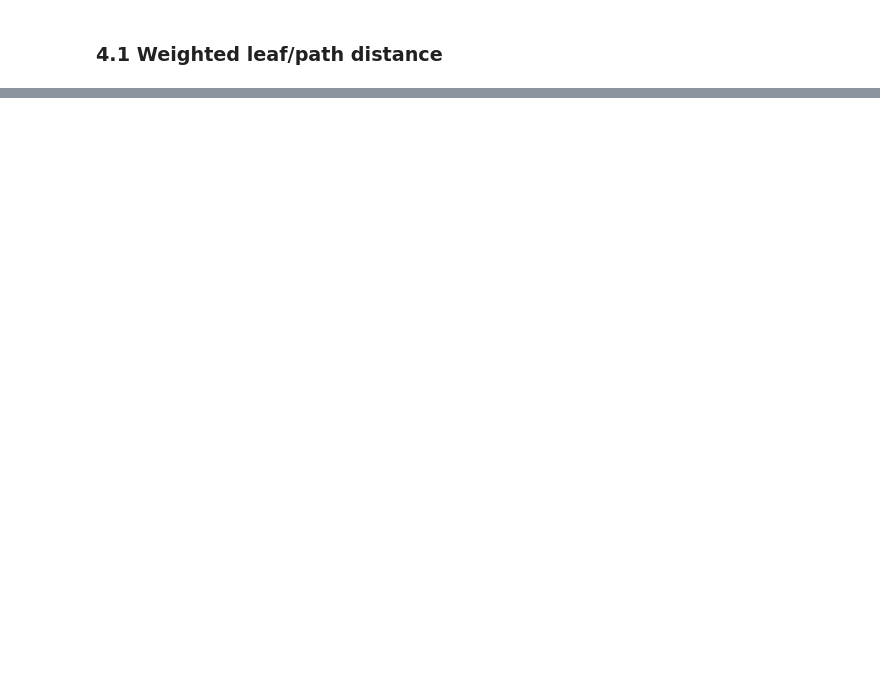
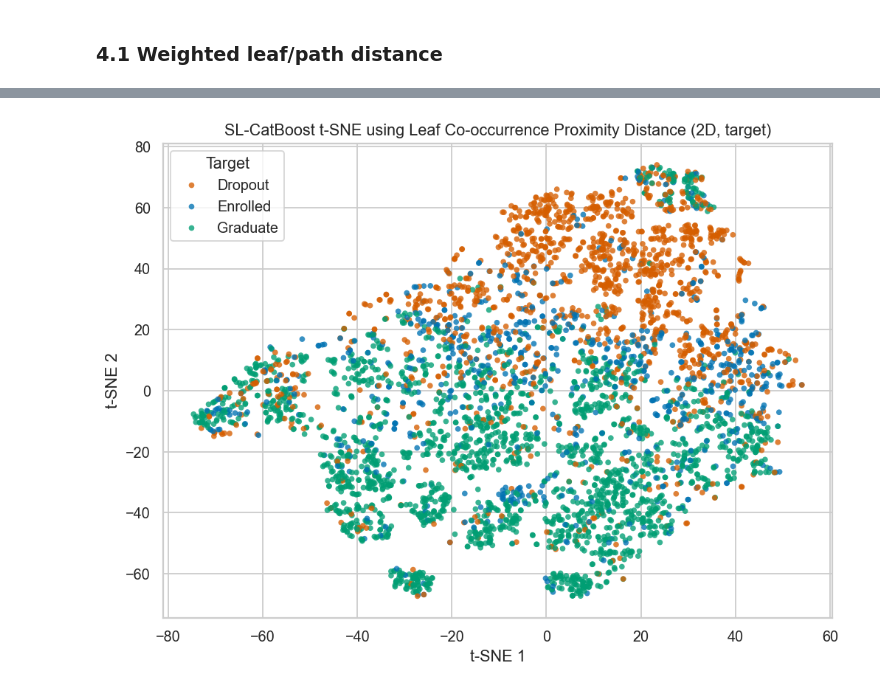
Before and after one commit to NathanTong0921/Machine-Learning-Project, a Jupyter notebook: visualization/sl_tsne_report.ipynb, the cells around one changed output, grey strips where cells are left out. Drawn from its saved outputs; the diff is of its cells as text; code cells hidden in the pictures; blank space fills up the shorter version.

```diff
--- a/visualization/sl_tsne_report.ipynb
+++ b/visualization/sl_tsne_report.ipynb
@@ -14,8 +14,10 @@ import numpy as np
 import pandas as pd
 import matplotlib.pyplot as plt
 import seaborn as sns
+import plotly.express as px
 
 from catboost import CatBoostClassifier
+from sklearn.cluster import AgglomerativeClustering
 from sklearn.ensemble import RandomForestClassifier
 from sklearn.manifold import TSNE
 from sklearn.metrics import (
@@ -40,6 +42,11 @@ OUT_DIR.mkdir(parents=True, exist_ok=True)
 
 plt.rcParams["figure.dpi"] = 130
 sns.set_theme(style="whitegrid", context="notebook")
+
+try:
+    import hdbscan
+except Exception:
+    hdbscan = None
 # %%
 DATA_PATH = PROJECT / "data" / "processed_fullyonehot" / "fullyonehot.csv"
 df = pd.read_csv(DATA_PATH)
@@ -281,0 +507,80 @@ Distance range: 0.0 0.695029616355896
+# %%
+def catboost_leaf_cooccurrence_distance(leaves):
+    leaves = leaves.astype(np.int32)
+    n_samples, n_trees = leaves.shape
+    proximity = np.zeros((n_samples, n_samples), dtype=np.float32)
+
+    for t in range(n_trees):
+        leaf_t = leaves[:, t]
+        proximity += leaf_t[:, None] == leaf_t[None, :]
+
+    proximity /= np.float32(n_trees)
+    distance = (1.0 - proximity).astype("float32")
+    np.fill_diagonal(distance, 0.0)
+    return distance
+
+cb_proximity_distance = catboost_leaf_cooccurrence_distance(cb_leaves)
+print("CatBoost proximity distance:", cb_proximity_distance.shape, cb_proximity_distance.dtype)
+print("Distance range:", float(cb_proximity_distance.min()), float(cb_proximity_distance.max()))
+
+cb_proximity_cluster_labels = run_cluster_on_distance(
+    cb_proximity_distance,
+    method="agglomerative",
+    n_clusters=8,
+)
+cb_proximity_cluster_summary = zone_summary_from_clusters(cb_proximity_cluster_labels)
+print("CatBoost proximity clustering summary:")
+display(cb_proximity_cluster_summary)
+
+cb_proximity_cluster_zone_map = cb_proximity_cluster_summary.set_index("cluster")["zone"]
+cb_proximity_cluster_zones = pd.Series(cb_proximity_cluster_labels).map(cb_proximity_cluster_zone_map).to_numpy()
+
+cb_proximity_embedding = run_tsne(cb_proximity_distance, n_components=2)
+plot_embedding(
+    cb_proximity_embedding,
+    "SL-CatBoost t-SNE using Leaf Co-occurrence Proximity Distance (2D, target)",
+    "sl_catboost_leaf_proximity_tsne.png",
+)
+plot_embedding(
+    cb_proximity_embedding,
+    "SL-CatBoost t-SNE using Leaf Co-occurrence Proximity Distance (2D, cluster zone)",
+    "sl_catboost_leaf_proximity_cluster_zone_tsne.png",
+    color_values=cb_proximity_cluster_zones,
+    color_name="Zone",
+    color_order=list(zone_palette.keys()),
+    color_palette=zone_palette,
+)
+
+cb_proximity_embedding_3d = run_tsne(cb_proximity_distance, n_components=3)
+plot_embedding(
+    cb_proximity_embedding_3d,
+    "SL-CatBoost t-SNE using Leaf Co-occurrence Proximity Distance (3D, target)",
+    "sl_catboost_leaf_proximity_tsne_3d.png",
+)
+plot_embedding(
+    cb_proximity_embedding_3d,
+    "SL-CatBoost t-SNE using Leaf Co-occurrence Proximity Distance (3D, cluster zone)",
+    "sl_catboost_leaf_proximity_cluster_zone_tsne_3d.png",
+    color_values=cb_proximity_cluster_zones,
+    color_name="Zone",
+    color_order=list(zone_palette.keys()),
+    color_palette=zone_palette,
+)
+
+export_3d_embedding_html(
+    cb_proximity_embedding_3d,
+    "SL-CatBoost t-SNE using Leaf Co-occurrence Proximity Distance (Interactive 3D, target)",
+    "sl_catboost_leaf_proximity_tsne_3d.html",
+)
+export_3d_embedding_html(
+    cb_proximity_embedding_3d,
+    "SL-CatBoost t-SNE using Leaf Co-occurrence Proximity Distance (Interactive 3D, cluster zone)",
+    "sl_catboost_leaf_proximity_cluster_zone_tsne_3d.html",
+    color_values=cb_proximity_cluster_zones,
+    color_name="Zone",
+    color_order=list(zone_palette.keys()),
+    color_palette=zone_palette,
+    cluster_labels=cb_proximity_cluster_labels,
+    zones=cb_proximity_cluster_zones,
+)
+# %% [output]
@@ -281,0 +599 @@ Distance range: 0.0 0.695029616355896
+[figure, added]
```
Also changed, not shown: parts of 10 cells of this notebook, 18 other files.
